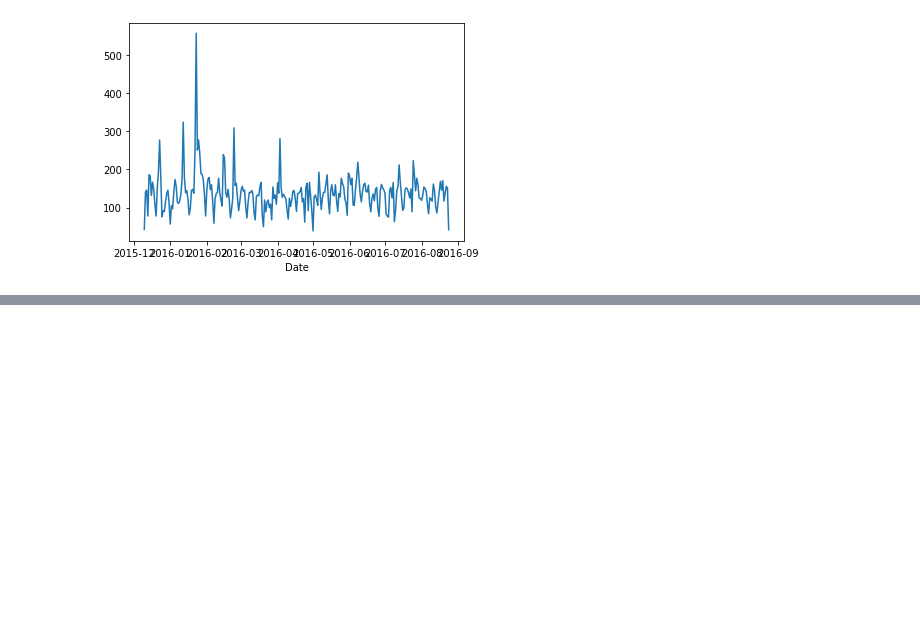
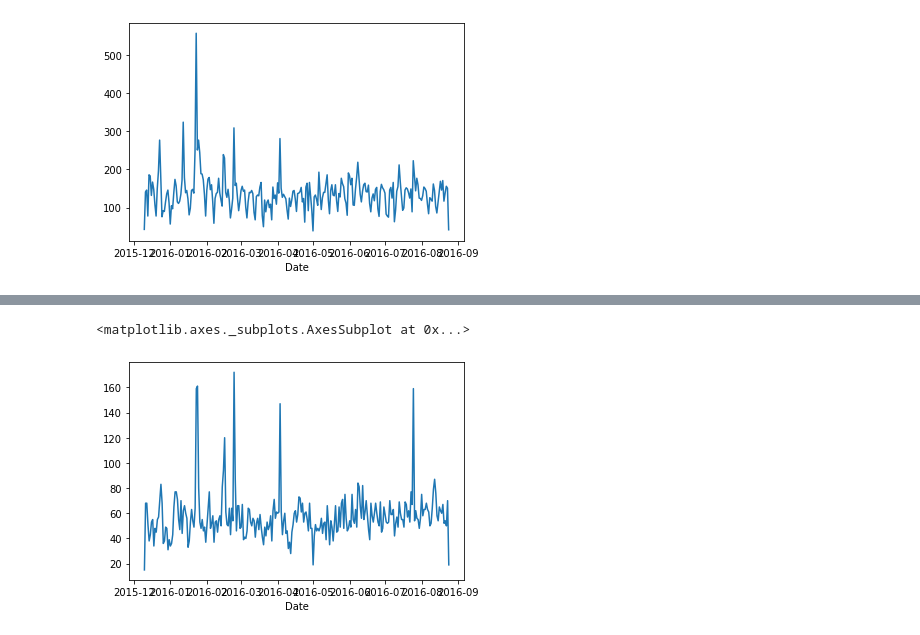
Before and after one commit to JujarP/911-calls, a Jupyter notebook: 911_calls.ipynb, the cells around one changed output, grey strips where cells are left out. Saved outputs shown, nothing was run; the diff lists cells and outputs as text; code cells hidden in the pictures; blank space fills up the shorter version.

```diff
--- a/911_calls.ipynb
+++ b/911_calls.ipynb
@@ -193,0 +200,6 @@ df[df['Reason']=='Traffic'].groupby('Date').count()['twp'].plot()
+# %%
+# PLOT THIRD REASON FOR 911 CALL
+df[df['Reason']=='Fire'].groupby('Date').count()['twp'].plot()
+# %% [output]
+<matplotlib.axes._subplots.AxesSubplot at 0x...>
+[figure, added]
```
Also changed, not shown: parts of 8 cells of this notebook.
